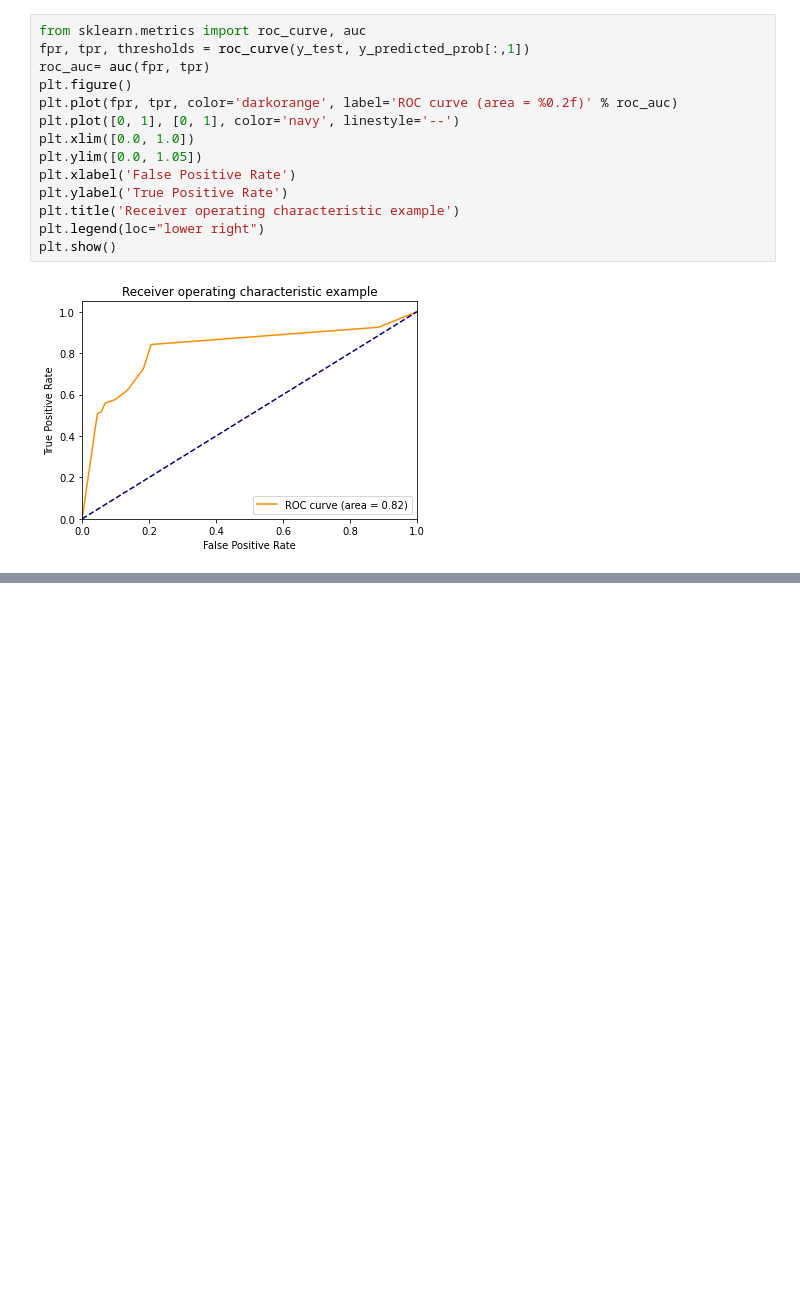
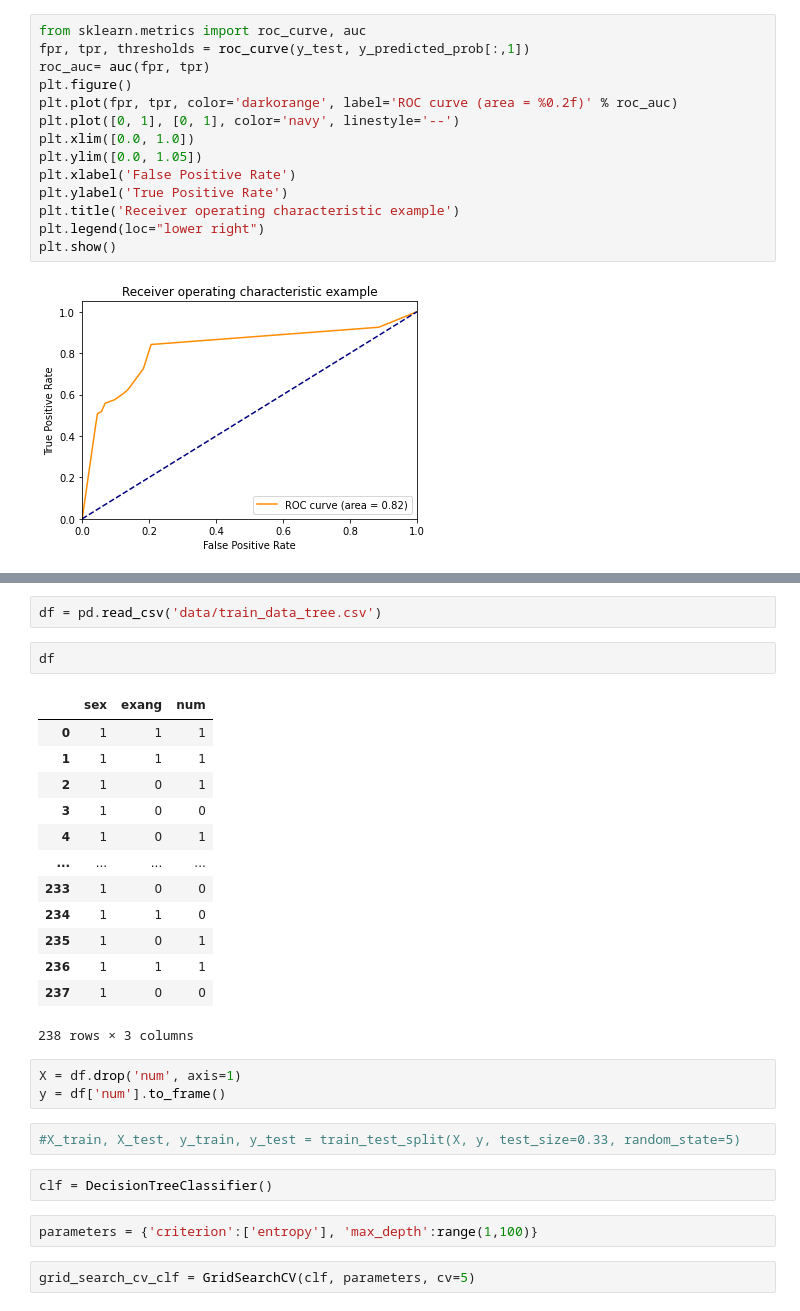
Before and after one commit to AndrewSalygin/ML_practice, a Jupyter notebook: ML.ipynb, the cells around one changed output, grey strips where cells are left out. Cells and saved outputs as stored; diff of their text form; blank space fills up the shorter version.

```diff
--- a/ML.ipynb
+++ b/ML.ipynb
@@ -1972,0 +1997,29 @@ plt.show()
+# %%
+df = pd.read_csv('data/train_data_tree.csv')
+# %%
+df
+# %% [output]
+|  | sex | exang | num |
+| 0 | 1 | 1 | 1 |
+| 1 | 1 | 1 | 1 |
+| 2 | 1 | 0 | 1 |
+| 3 | 1 | 0 | 0 |
+| 4 | 1 | 0 | 1 |
+| ... | ... | ... | ... |
+| 233 | 1 | 0 | 0 |
+| 234 | 1 | 1 | 0 |
+| 235 | 1 | 0 | 1 |
+| 236 | 1 | 1 | 1 |
+| 237 | 1 | 0 | 0 |
+238 rows × 3 columns
+# %%
+X = df.drop('num', axis=1)
+y = df['num'].to_frame()
+# %%
+#X_train, X_test, y_train, y_test = train_test_split(X, y, test_size=0.33, random_state=5)
+# %%
+clf = DecisionTreeClassifier()
+# %%
+parameters = {'criterion':['entropy'], 'max_depth':range(1,100)}
+# %%
+grid_search_cv_clf = GridSearchCV(clf, parameters, cv=5)
```
Also changed, not shown: parts of 47 cells of this notebook, 5 other files.
